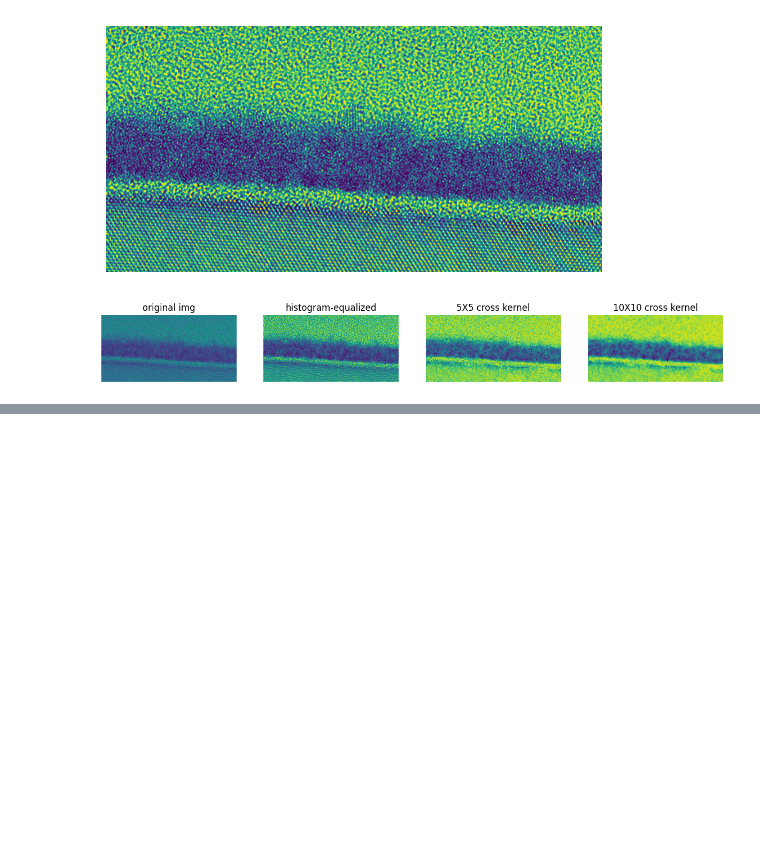
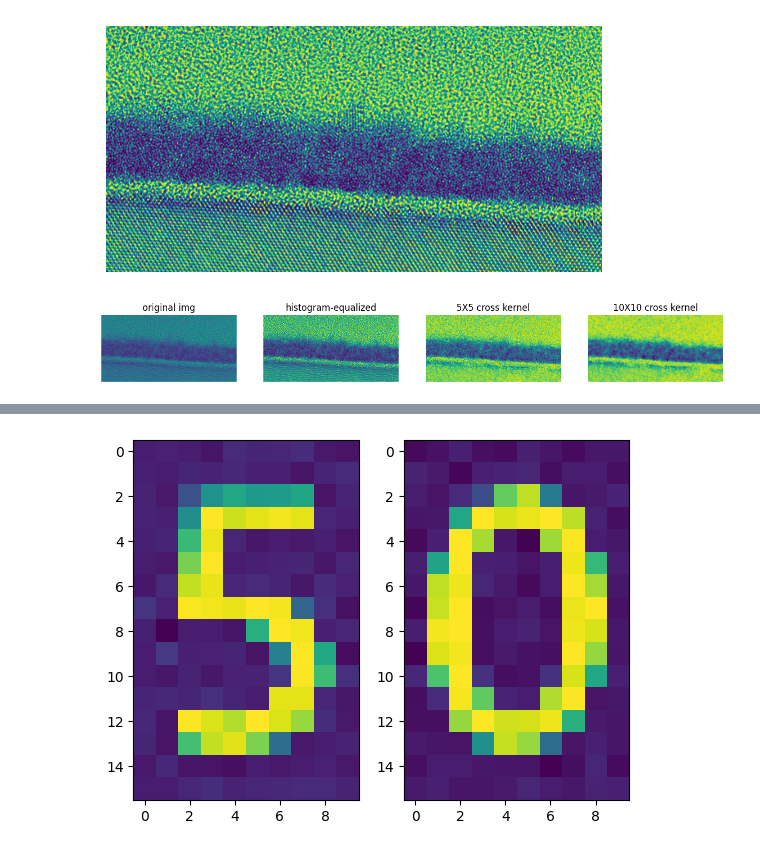
Before and after one commit to 24shiny/TEM_img, a Jupyter notebook: p0_test.ipynb, the cells around one changed output, grey strips where cells are left out. Saved outputs shown, nothing was run; the diff lists cells and outputs as text; code cells hidden in the pictures; blank space fills up the shorter version.

```diff
--- a/p0_test.ipynb
+++ b/p0_test.ipynb
@@ -133,0 +169,7 @@ plt.show()
+# %%
+fig, axs = plt.subplots(1,2)
+axs[0].imshow(img[611:627,501:511]) # 16X10
+axs[1].imshow(img[611:627,510:520])
+plt.show()
+# %% [output]
+[figure, added]
```
Also changed, not shown: parts of 11 cells of this notebook, 8 other files.
